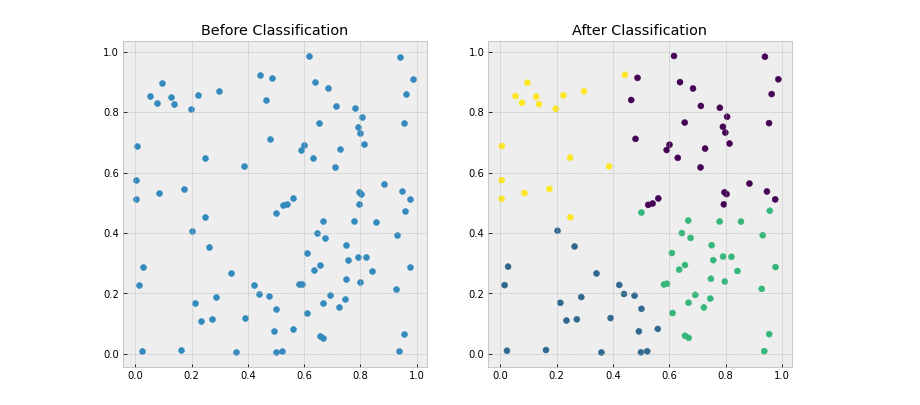
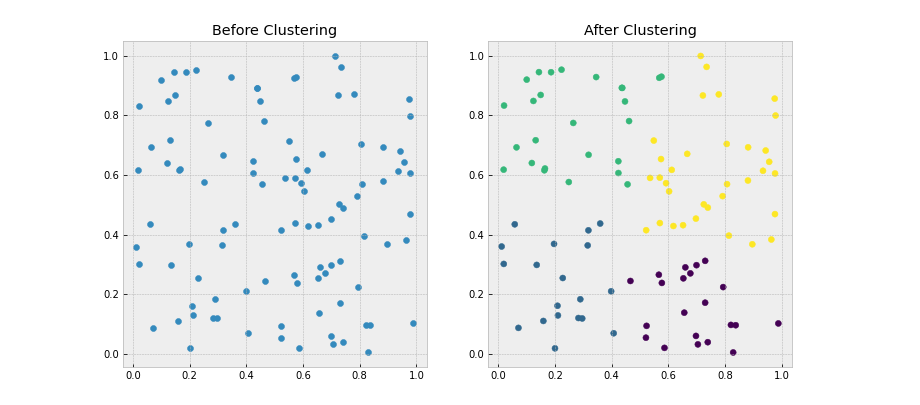
Before and after one commit to oniani/ai, a Jupyter notebook: models_from_scratch/k_means_clustering.ipynb, the cells around one changed output. Saved outputs shown, nothing was run; the diff lists cells and outputs as text; code cells hidden in the pictures.

```diff
--- a/models_from_scratch/k_means_clustering.ipynb
+++ b/models_from_scratch/k_means_clustering.ipynb
@@ -24,7 +24,9 @@ class KMeans:
         for _ in range(self.iterations):
             old_closest = self.closest.copy()
 
-            distances = [np.linalg.norm(self.centroids - feature, axis=1) for feature in self.features]
+            distances = [
+                np.linalg.norm(self.centroids - feature, axis=1) for feature in self.features
+            ]
             self.closest = np.argmin(distances, axis=1)
 
             for idx in range(self.k):
@@ -35,24 +37,24 @@ class KMeans:
 # %%
 import matplotlib.pyplot as plt
 
 
-np.random.seed(79)
+np.random.seed(0)
 plt.style.use("bmh")
 
 features = np.random.rand(100, 2)
 
 kmeans = KMeans(features, k=4, iterations=10)
 kmeans.cluster()
 
 plt.figure(figsize=(12, 6), dpi=72)
 plt.subplot(1, 2, 1)
 plt.scatter(features[:, 0], features[:, 1])
-plt.title("Before Classification")
+plt.title("Before Clustering")
 
 plt.subplot(1, 2, 2)
 plt.scatter(features[:, 0], features[:, 1], c=kmeans.closest)
-plt.title("After Classification")
+plt.title("After Clustering")
 
 plt.show()
 # %% [output]
-[figure, old version]
+[figure, new version]
```
Also changed, not shown: 4 other files.
